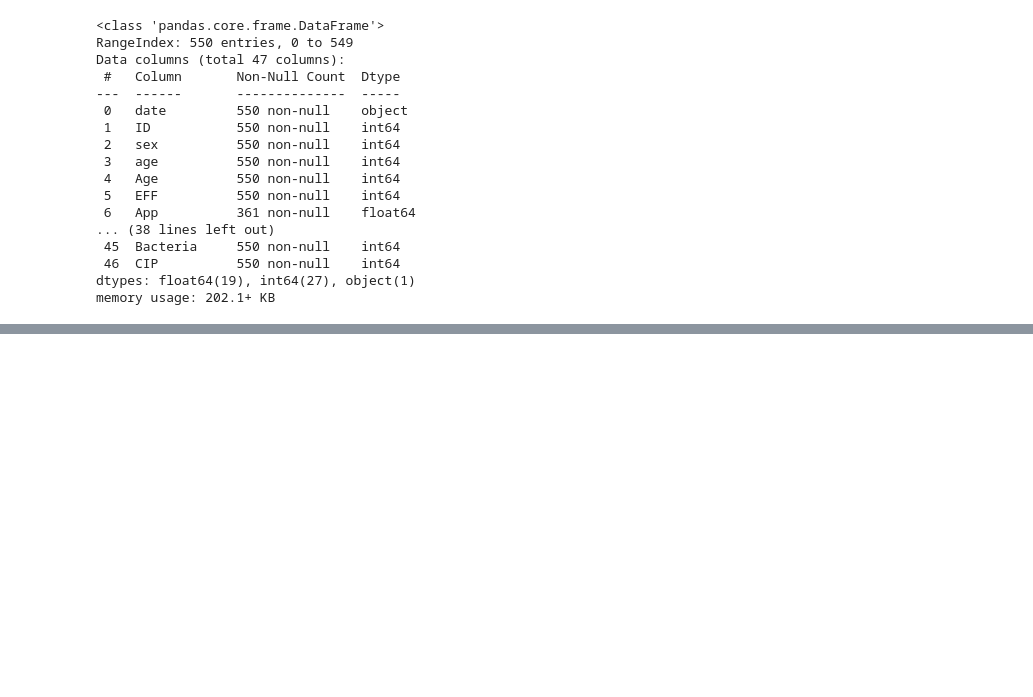
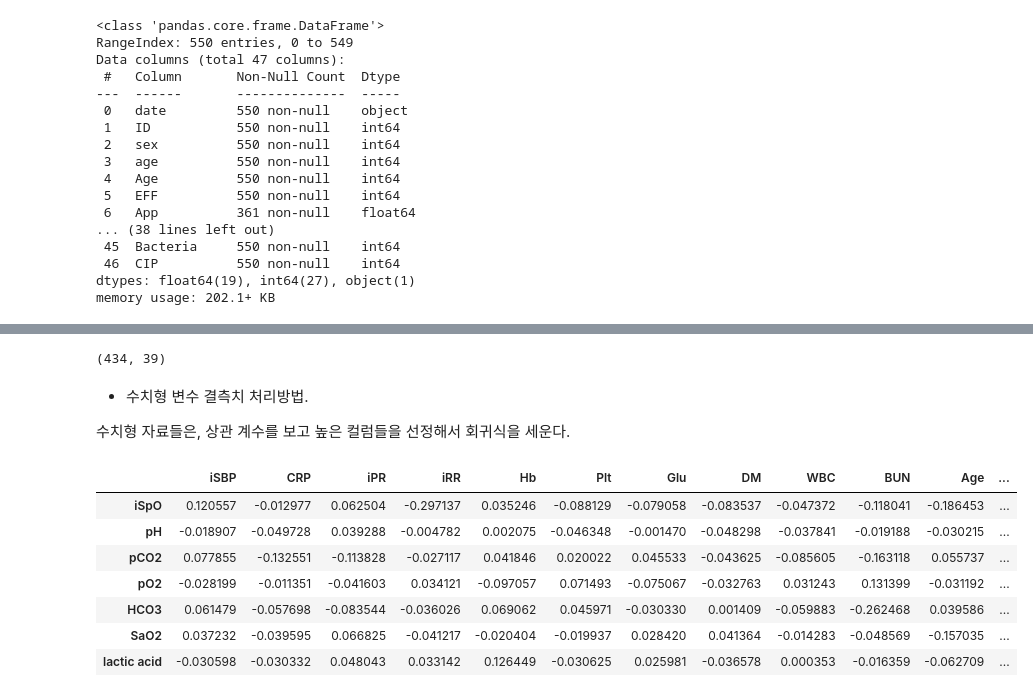
Before and after one commit to bub3690/22-1_multivariate, a Jupyter notebook: final_project/EDA.ipynb, the cells around one changed output, grey strips where cells are left out. Cells and saved outputs as stored; diff of their text form; code cells hidden in the pictures; blank space fills up the shorter version.

```diff
--- a/final_project/EDA.ipynb
+++ b/final_project/EDA.ipynb
@@ -141,0 +256,21 @@ X.describe()
+# %%
+x_train=x_train[x_train[['3m-Ab','3m-Adm','1y-UTI','PPIantacid','CV']].isna().sum(axis=1)==0]
+print(x_train.shape)
+# %% [output]
+(434, 39)
+# %% [markdown]
+- 수치형 변수 결측치 처리방법.
+
+수치형 자료들은, 상관 계수를 보고 높은 컬럼들을 선정해서 회귀식을 세운다.
+# %%
+not_in=list(set(x_train.corr().columns) - set(['iSpO','pH','pCO2','pO2','HCO3','SaO2','lactic acid']))
+x_train.corr().loc[['iSpO','pH','pCO2','pO2','HCO3','SaO2','lactic acid'],not_in]
+# %% [output]
+|  | iSBP | CRP | iPR | iRR | Hb | Plt | Glu | DM | WBC | BUN | Age | ... |
+| iSpO | 0.120557 | -0.012977 | 0.062504 | -0.297137 | 0.035246 | -0.088129 | -0.079058 | -0.083537 | -0.047372 | -0.118041 | -0.186453 | ... |
+| pH | -0.018907 | -0.049728 | 0.039288 | -0.004782 | 0.002075 | -0.046348 | -0.001470 | -0.048298 | -0.037841 | -0.019188 | -0.030215 | ... |
+| pCO2 | 0.077855 | -0.132551 | -0.113828 | -0.027117 | 0.041846 | 0.020022 | 0.045533 | -0.043625 | -0.085605 | -0.163118 | 0.055737 | ... |
+| pO2 | -0.028199 | -0.011351 | -0.041603 | 0.034121 | -0.097057 | 0.071493 | -0.075067 | -0.032763 | 0.031243 | 0.131399 | -0.031192 | ... |
+| HCO3 | 0.061479 | -0.057698 | -0.083544 | -0.036026 | 0.069062 | 0.045971 | -0.030330 | 0.001409 | -0.059883 | -0.262468 | 0.039586 | ... |
+| SaO2 | 0.037232 | -0.039595 | 0.066825 | -0.041217 | -0.020404 | -0.019937 | 0.028420 | 0.041364 | -0.014283 | -0.048569 | -0.157035 | ... |
+| lactic acid | -0.030598 | -0.030332 | 0.048043 | 0.033142 | 0.126449 | -0.030625 | 0.025981 | -0.036578 | 0.000353 | -0.016359 | -0.062709 | ... |
```
Also changed, not shown: parts of 23 cells of this notebook, 1 other file.
